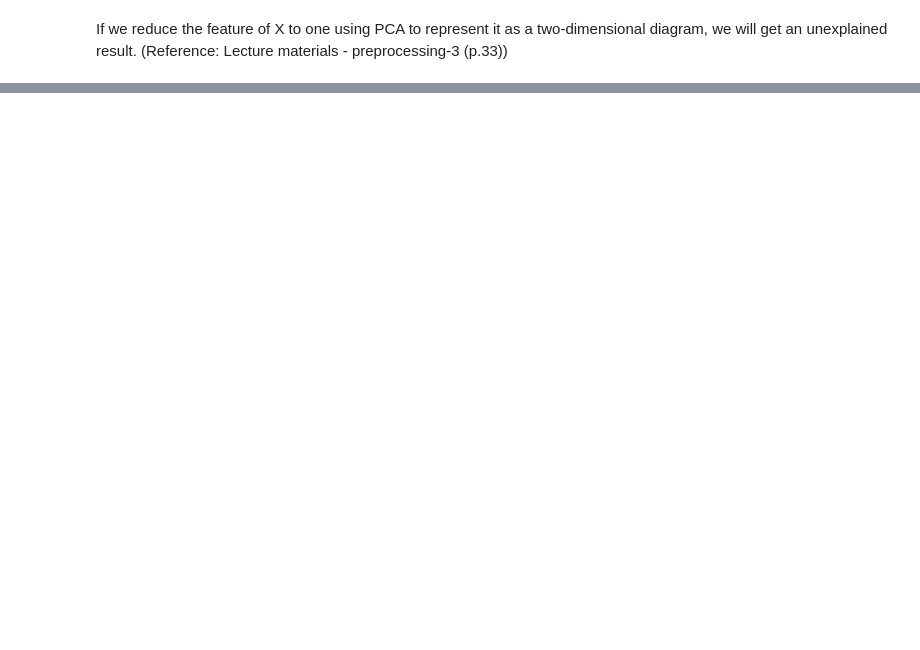
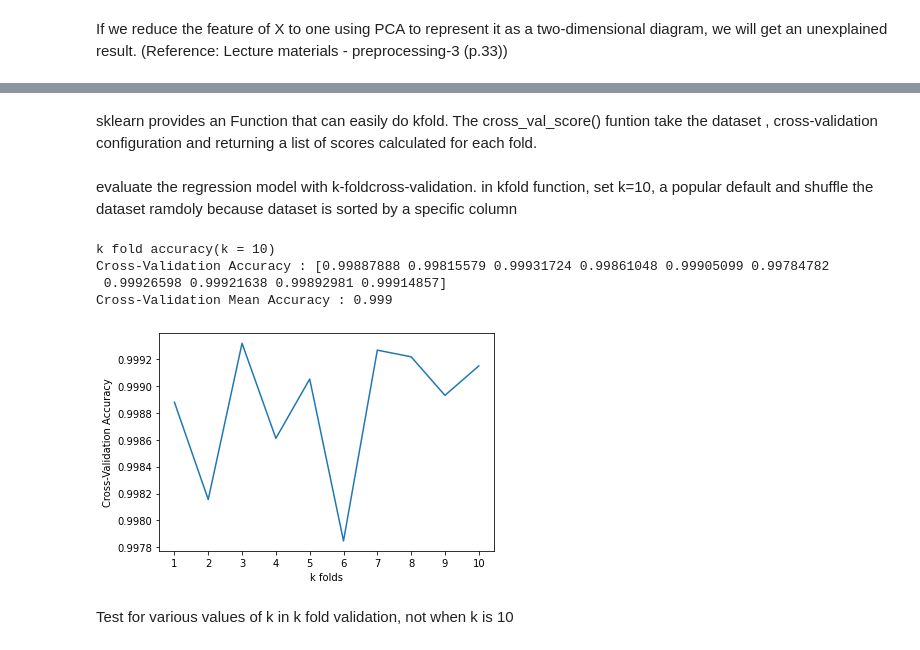
Before and after one commit to DecisionDisorder/FuelConsumptionRatings, a Jupyter notebook: src/tp_rating_regression.ipynb, the cells around one changed output, grey strips where cells are left out. Drawn from its saved outputs; the diff is of its cells as text; code cells hidden in the pictures; blank space fills up the shorter version.

Commit message:
comment : add commnet about k fold validtaion

```diff
--- a/src/tp_rating_regression.ipynb
+++ b/src/tp_rating_regression.ipynb
@@ -314,0 +280,7 @@ plt.show()
+# %% [markdown]
+sklearn provides an Function that can easily do kfold.
+The cross_val_score() funtion take the dataset , cross-validation configuration
+and returning a list of scores calculated for each fold.
+# %% [markdown]
+evaluate the regression model with k-foldcross-validation.
+in kfold function, set k=10, a popular default and shuffle the dataset ramdoly because dataset is sorted by a specific column
@@ -315 +294,28 @@ plt.show()
+# %%
+def kfoldValidation(regression_model,X,y,k):
+    kfold = KFold(n_splits=k, shuffle=True ,random_state=0)
+    scores = cross_val_score(regression_model, X, y, cv=kfold)
+    return scores
+# %%
+scores = kfoldValidation(regression_model,features,target_co2_rating,10)
+
+print("k fold accuracy(k = 10)")
+print("Cross-Validation Accuracy : " + '{}'.format(scores))
+print("Cross-Validation Mean Accuracy : " + '{:.3f}'.format(scores.mean()))
+
+x = np.arange(1, 11)
+
+plt.plot(x, scores)
+plt.xlabel('k folds')
+plt.ylabel('Cross-Validation Accuracy')
+plt.xticks(np.arange(1, 11))
+plt.show()
+# %% [output]
+k fold accuracy(k = 10)
+Cross-Validation Accuracy : [0.99887888 0.99815579 0.99931724 0.99861048 0.99905099 0.99784782
+ 0.99926598 0.99921638 0.99892981 0.99914857]
+Cross-Validation Mean Accuracy : 0.999
+[figure, added]
+# %% [markdown]
+Test for various values of k in k fold validation, not when k is 10
 # %%
```
Also changed, not shown: parts of 6 cells of this notebook.
